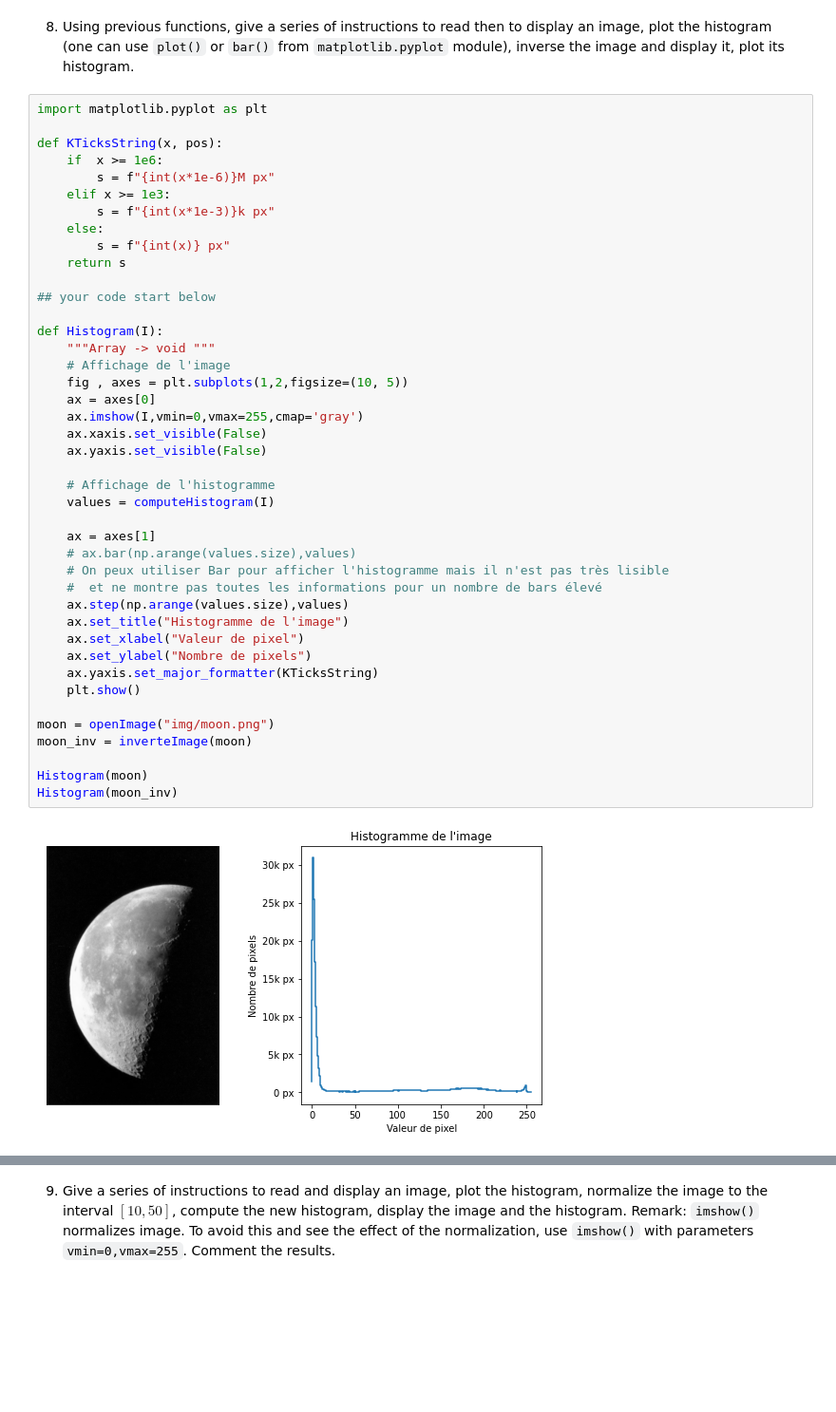
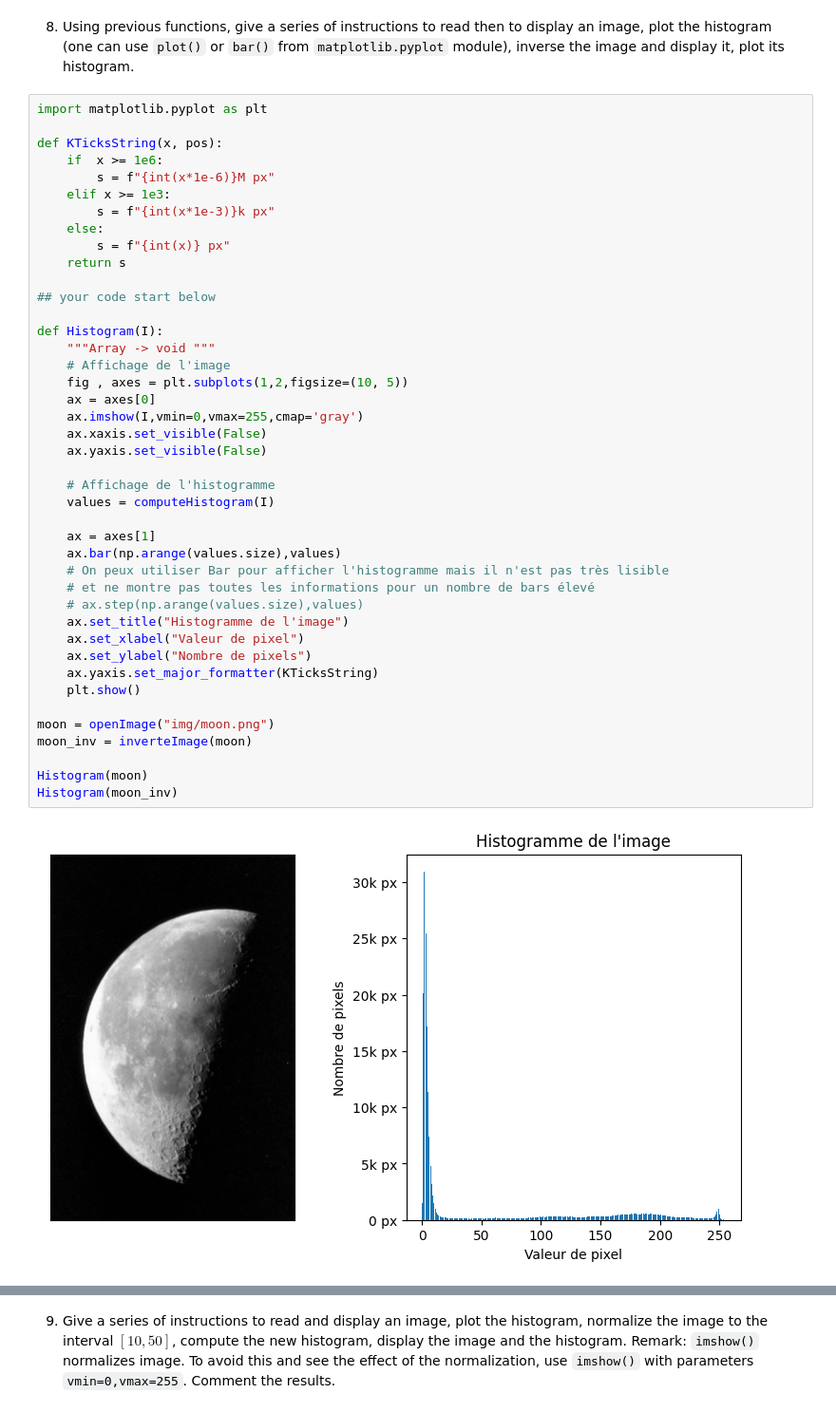
Before and after one commit to White-On/BIMA_Notebook, a Jupyter notebook: TME1.ipynb, the cells around one changed output, grey strips where cells are left out. Shown at 95% size. Drawn from its saved outputs; the diff is of its cells as text; blank space fills up the shorter version.

```diff
--- a/TME1.ipynb
+++ b/TME1.ipynb
@@ -456,34 +445,34 @@ def KTicksString(x, pos):
     return s
 
 ## your code start below
 
 def Histogram(I):
     """Array -> void """
     # Affichage de l'image
     fig , axes = plt.subplots(1,2,figsize=(10, 5))
     ax = axes[0]
     ax.imshow(I,vmin=0,vmax=255,cmap='gray')
     ax.xaxis.set_visible(False)
     ax.yaxis.set_visible(False)
 
     # Affichage de l'histogramme
     values = computeHistogram(I)
 
     ax = axes[1]
-    # ax.bar(np.arange(values.size),values)
+    ax.bar(np.arange(values.size),values)
     # On peux utiliser Bar pour afficher l'histogramme mais il n'est pas très lisible
-    #  et ne montre pas toutes les informations pour un nombre de bars élevé
-    ax.step(np.arange(values.size),values)
+    # et ne montre pas toutes les informations pour un nombre de bars élevé
+    # ax.step(np.arange(values.size),values)
     ax.set_title("Histogramme de l'image")
     ax.set_xlabel("Valeur de pixel")
     ax.set_ylabel("Nombre de pixels")
     ax.yaxis.set_major_formatter(KTicksString)
     plt.show()
 
 moon = openImage("img/moon.png")
 moon_inv = inverteImage(moon)
 
 Histogram(moon)
 Histogram(moon_inv)
 # %% [output]
-[figure, old version]
+[figure, new version]
```
Also changed, not shown: parts of 25 cells of this notebook.
